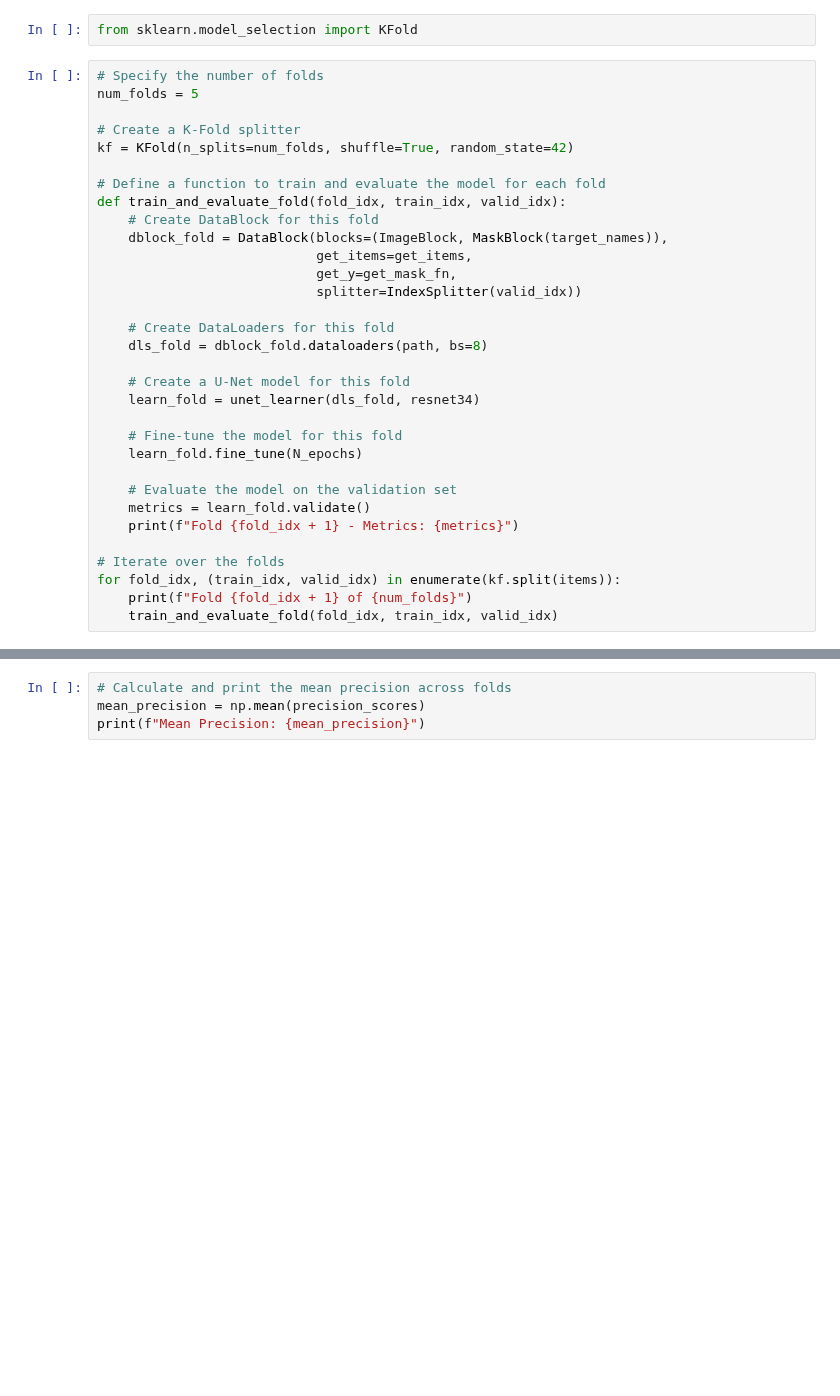
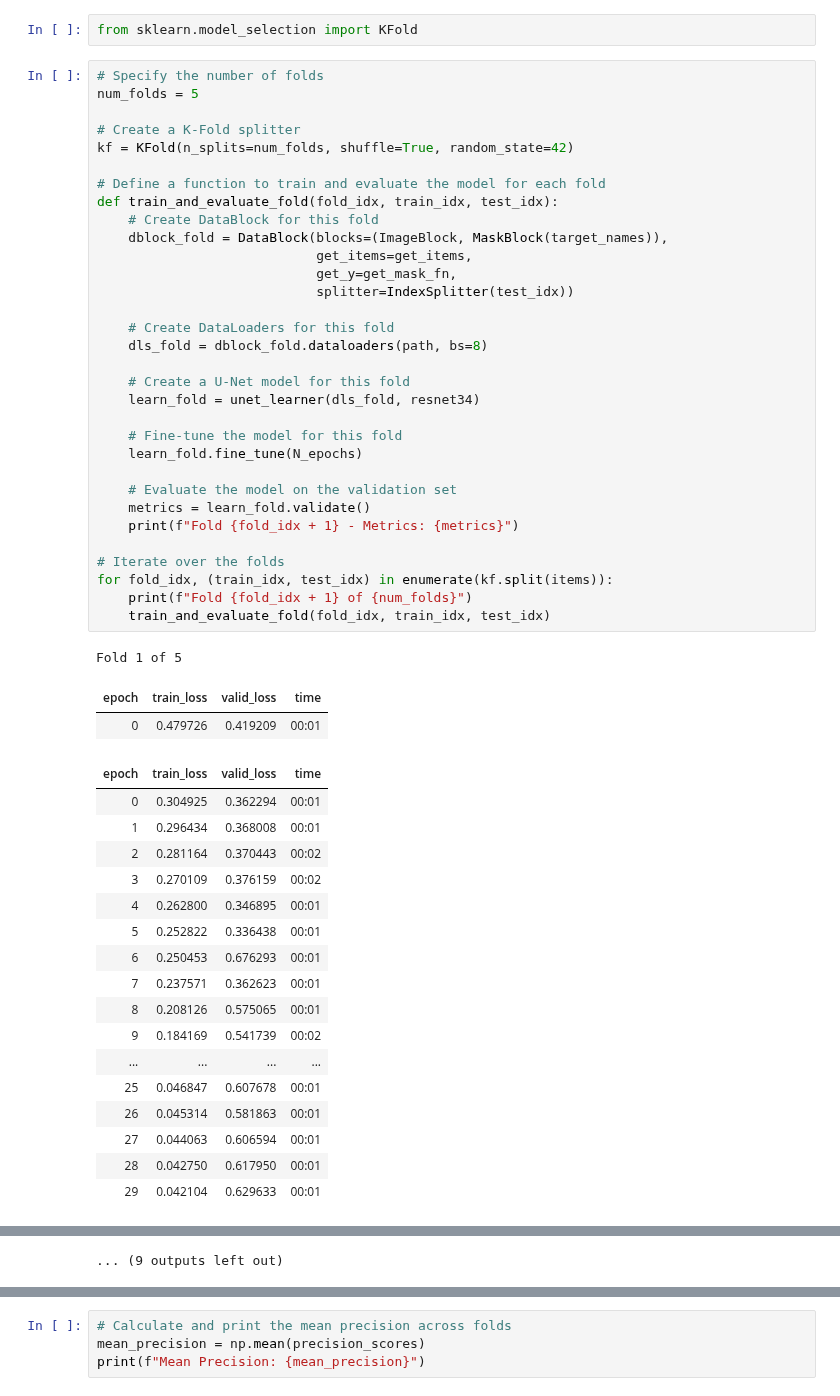
Before and after one commit to inesbsilveira/2nd-semester-2023, a Jupyter notebook: IS_MC_code_img_segmentation_07092023.ipynb, the cells around one changed output, grey strips where cells are left out. Cells and saved outputs as stored; diff of their text form; blank space fills up the shorter version.

```diff
--- a/IS_MC_code_img_segmentation_07092023.ipynb
+++ b/IS_MC_code_img_segmentation_07092023.ipynb
@@ -556,32 +556,53 @@ from sklearn.model_selection import KFold
 # %%
 # Specify the number of folds
 num_folds = 5
 
 # Create a K-Fold splitter
 kf = KFold(n_splits=num_folds, shuffle=True, random_state=42)
 
 # Define a function to train and evaluate the model for each fold
-def train_and_evaluate_fold(fold_idx, train_idx, valid_idx):
+def train_and_evaluate_fold(fold_idx, train_idx, test_idx):
     # Create DataBlock for this fold
     dblock_fold = DataBlock(blocks=(ImageBlock, MaskBlock(target_names)),
                             get_items=get_items,
                             get_y=get_mask_fn,
-                            splitter=IndexSplitter(valid_idx))
+                            splitter=IndexSplitter(test_idx))
 
     # Create DataLoaders for this fold
     dls_fold = dblock_fold.dataloaders(path, bs=8)
 
     # Create a U-Net model for this fold
     learn_fold = unet_learner(dls_fold, resnet34)
 
     # Fine-tune the model for this fold
     learn_fold.fine_tune(N_epochs)
 
     # Evaluate the model on the validation set
     metrics = learn_fold.validate()
     print(f"Fold {fold_idx + 1} - Metrics: {metrics}")
 
 # Iterate over the folds
-for fold_idx, (train_idx, valid_idx) in enumerate(kf.split(items)):
+for fold_idx, (train_idx, test_idx) in enumerate(kf.split(items)):
     print(f"Fold {fold_idx + 1} of {num_folds}")
-    train_and_evaluate_fold(fold_idx, train_idx, valid_idx)
+    train_and_evaluate_fold(fold_idx, train_idx, test_idx)
+# %% [output]
+Fold 1 of 5
+| epoch | train_loss | valid_loss | time |
+| 0 | 0.479726 | 0.419209 | 00:01 |
+| epoch | train_loss | valid_loss | time |
+| 0 | 0.304925 | 0.362294 | 00:01 |
+| 1 | 0.296434 | 0.368008 | 00:01 |
+| 2 | 0.281164 | 0.370443 | 00:02 |
+| 3 | 0.270109 | 0.376159 | 00:02 |
+| 4 | 0.262800 | 0.346895 | 00:01 |
+| 5 | 0.252822 | 0.336438 | 00:01 |
+| 6 | 0.250453 | 0.676293 | 00:01 |
+| 7 | 0.237571 | 0.362623 | 00:01 |
+| 8 | 0.208126 | 0.575065 | 00:01 |
+| 9 | 0.184169 | 0.541739 | 00:02 |
+| ... | ... | ... | ... |
+| 25 | 0.046847 | 0.607678 | 00:01 |
+| 26 | 0.045314 | 0.581863 | 00:01 |
+| 27 | 0.044063 | 0.606594 | 00:01 |
+| 28 | 0.042750 | 0.617950 | 00:01 |
+| 29 | 0.042104 | 0.629633 | 00:01 |
@@ -588,3 +654,4 @@ for fold_idx, (train_idx, valid_idx) in enumerate(kf.split(items)):
+... (9 outputs left out)
 # %%
 # Specify the number of folds
 num_folds = 5
```
Also changed, not shown: parts of 10 cells of this notebook.
